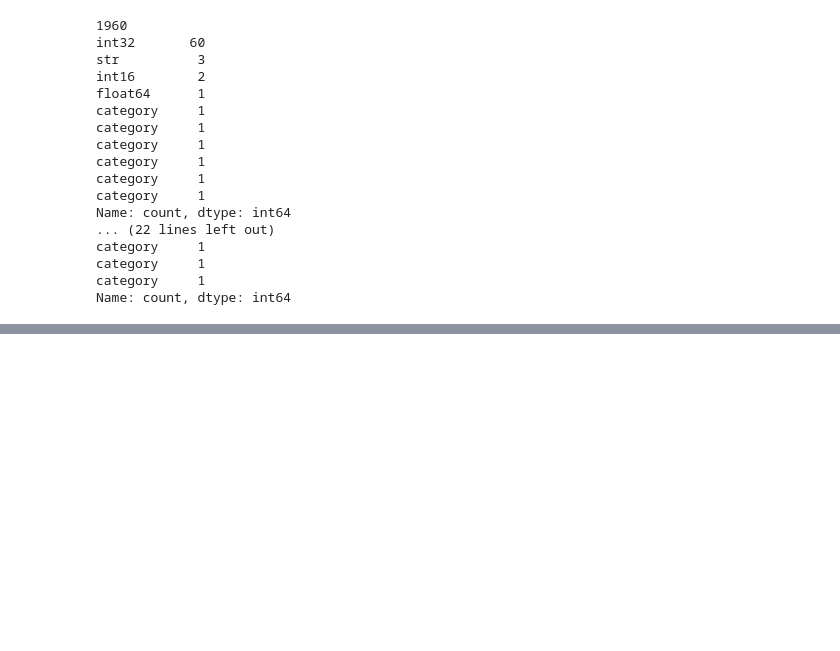
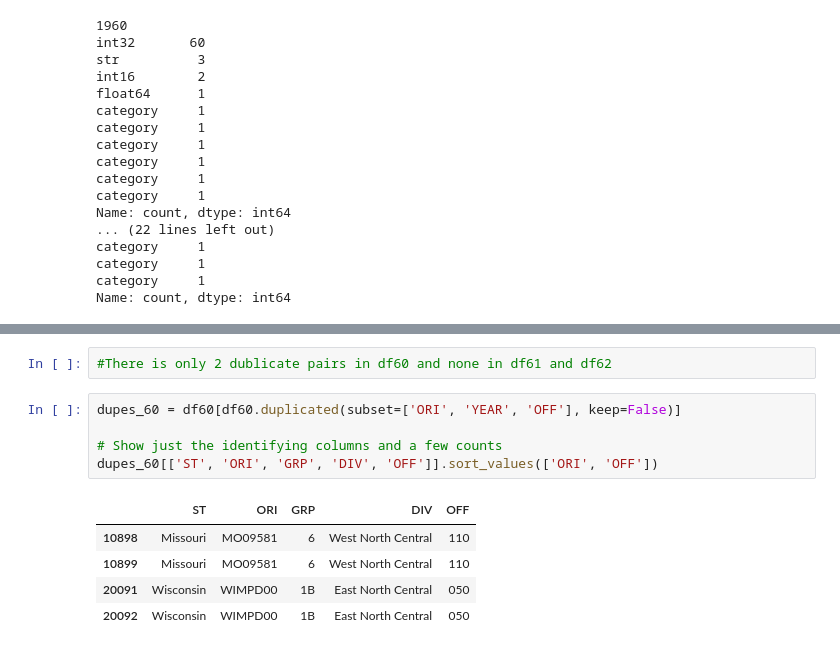
Before and after one commit to Deoxxysss/real-dataset-investigation, a Jupyter notebook: Notebooks/01_data_inspection.ipynb, the cells around one changed output, grey strips where cells are left out. Drawn from its saved outputs; the diff is of its cells as text; blank space fills up the shorter version.

```diff
--- a/Notebooks/01_data_inspection.ipynb
+++ b/Notebooks/01_data_inspection.ipynb
@@ -62,0 +252,13 @@ Name: count, dtype: int64
+# %%
+#There is only 2 dublicate pairs in df60 and none in df61 and df62
+# %%
+dupes_60 = df60[df60.duplicated(subset=['ORI', 'YEAR', 'OFF'], keep=False)]
+
+# Show just the identifying columns and a few counts
+dupes_60[['ST', 'ORI', 'GRP', 'DIV', 'OFF']].sort_values(['ORI', 'OFF'])
+# %% [output]
+|  | ST | ORI | GRP | DIV | OFF |
+| 10898 | Missouri | MO09581 | 6 | West North Central | 110 |
+| 10899 | Missouri | MO09581 | 6 | West North Central | 110 |
+| 20091 | Wisconsin | WIMPD00 | 1B | East North Central | 050 |
+| 20092 | Wisconsin | WIMPD00 | 1B | East North Central | 050 |
```
Also changed, not shown: parts of 19 cells of this notebook.
